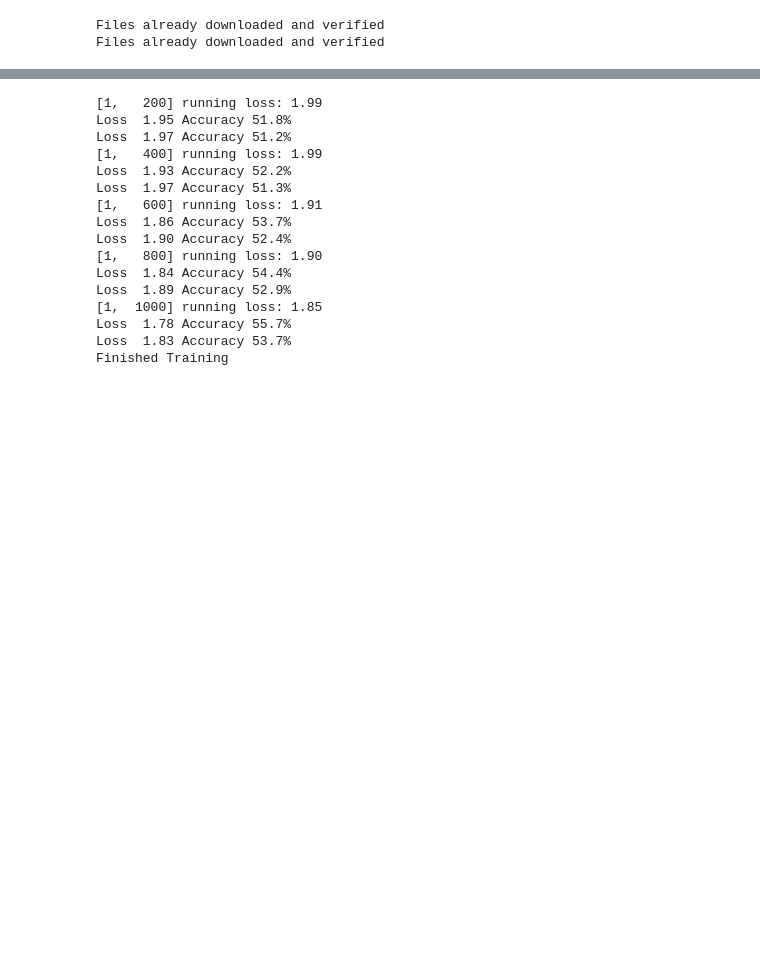
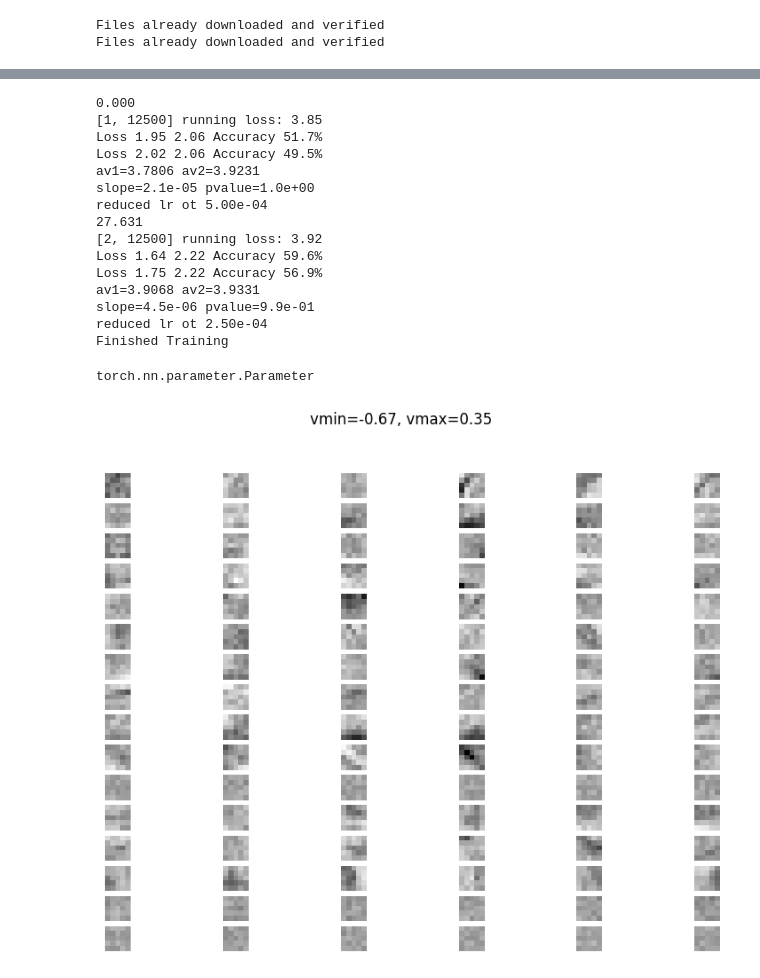
Before and after one commit to spometun/live_net, a Jupyter notebook: life/cifar10.ipynb, the cells around one changed output, grey strips where cells are left out. Drawn from its saved outputs; the diff is of its cells as text; code cells hidden in the pictures; blank space fills up the shorter version.

```diff
--- a/life/cifar10.ipynb
+++ b/life/cifar10.ipynb
@@ -101,12 +117,15 @@ def calc_stats(network, data):
 # %%
-train_loader = torch.utils.data.DataLoader(train, batch_size=50, shuffle=True)
-test_loader = torch.utils.data.DataLoader(test, batch_size=50, shuffle=True)
+train_loader = torch.utils.data.DataLoader(train, batch_size=4, shuffle=True)
+test_loader = torch.utils.data.DataLoader(test, batch_size=4, shuffle=True)
+import time
 
 def criterion(input, target):
     return nn.functional.cross_entropy(input, target) / math.log(2)
 
-optimizer = torch.optim.Adam(net.parameters(), lr=0.001)
-for epoch in range(1):  # loop over the dataset multiple times
+# optimizer = lib.optimizer.MyOptimizer(net.parameters(), lr=0.01)
+t0 = time.time()
+for epoch in range(2):  # loop over the dataset multiple times
+    print(f"{time.time() - t0:.3f}")
 
     running_loss = 0.0
     for i, data in enumerate(train_loader, 1):
@@ -119,37 +138,65 @@ for epoch in range(1):  # loop over the dataset multiple times
         # forward + backward + optimize
         outputs = net(inputs)
         loss = criterion(outputs, labels)
+        loss += net.reg_loss_func()
         loss.backward()
         optimizer.step()
 
+        losses.append(loss.item())
+        n_observe = 2 * 6250
+
         # print statistics
         running_loss += loss.item()
-        if i % 200 == 0:    # print every 2000 mini-batches
-            print(f'[{epoch + 1}, {i:5d}] running loss: {running_loss / 200:.2f}')
+        if i % n_observe == 0:    # print every 2000 mini-batches
+            print(f'[{epoch + 1}, {i:5d}] running loss: {running_loss / n_observe:.2f}')
             running_loss = 0.0
             calc_stats(net, train_whole_data)
             calc_stats(net, test_whole_data)
+            # lr schedule
+            observed = np.array(losses[-n_observe:])
+            av1 = np.average(observed[:len(observed) // 2])
+            av2 = np.average(observed[len(observed) // 2:])
+            print(f"av1={av1:.4f} av2={av2:.4f}")
+            slope, pvalue = lib.stat_utils.get_slope_and_pvalue(losses[-n_observe:])
+            print(f"slope={slope:.1e} pvalue={pvalue:.1e}")
+            if slope >= 0.0:
+                optimizer.param_groups[0]["lr"] /= 2
+                print(f"reduced lr ot {optimizer.param_groups[0]['lr']:.2e}")
 
 print('Finished Training')
 # %% [output]
-[1,   200] running loss: 1.99
-Loss  1.95 Accuracy 51.8%
-Loss  1.97 Accuracy 51.2%
-[1,   400] running loss: 1.99
-Loss  1.93 Accuracy 52.2%
-Loss  1.97 Accuracy 51.3%
-[1,   600] running loss: 1.91
-Loss  1.86 Accuracy 53.7%
-Loss  1.90 Accuracy 52.4%
-[1,   800] running loss: 1.90
-Loss  1.84 Accuracy 54.4%
-Loss  1.89 Accuracy 52.9%
-[1,  1000] running loss: 1.85
-Loss  1.78 Accuracy 55.7%
-Loss  1.83 Accuracy 53.7%
+0.000
+[1, 12500] running loss: 3.85
+Loss 1.95 2.06 Accuracy 51.7%
+Loss 2.02 2.06 Accuracy 49.5%
+av1=3.7806 av2=3.9231
+slope=2.1e-05 pvalue=1.0e+00
+reduced lr ot 5.00e-04
+27.631
+[2, 12500] running loss: 3.92
+Loss 1.64 2.22 Accuracy 59.6%
+Loss 1.75 2.22 Accuracy 56.9%
+av1=3.9068 av2=3.9331
+slope=4.5e-06 pvalue=9.9e-01
+reduced lr ot 2.50e-04
 Finished Training
 # %%
 a = next(net.named_parameters())
+b = a[1]
+type(b)
+# %% [output]
+torch.nn.parameter.Parameter
+# %%
+importlib.reload(lib)
+import matplotlib.pyplot as plt
+
+it = iter(net.parameters())
+conv1 = next(it).data.numpy()
+next(it)
+conv2 = next(it).data.numpy()
+lib.visual_utils.show_convs(conv2)
+# %% [output]
+[figure, added]
 # %%
 importlib.reload(lib)
 stat = lib.stat_utils.AccumStat()
```
Also changed, not shown: parts of 5 cells of this notebook, 4 other files.
